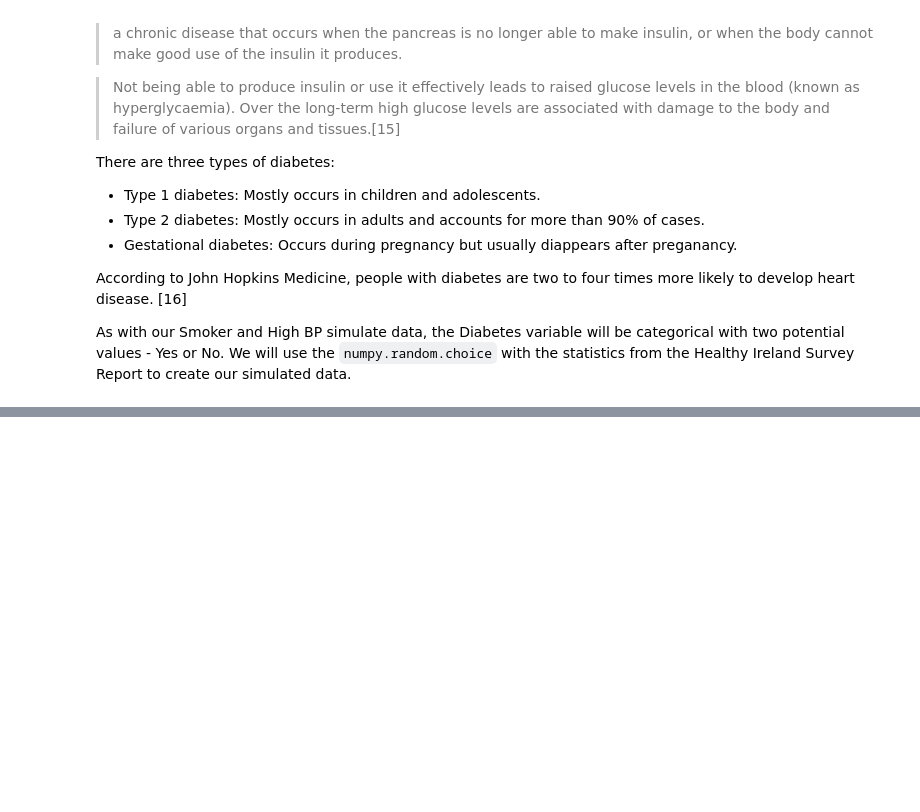
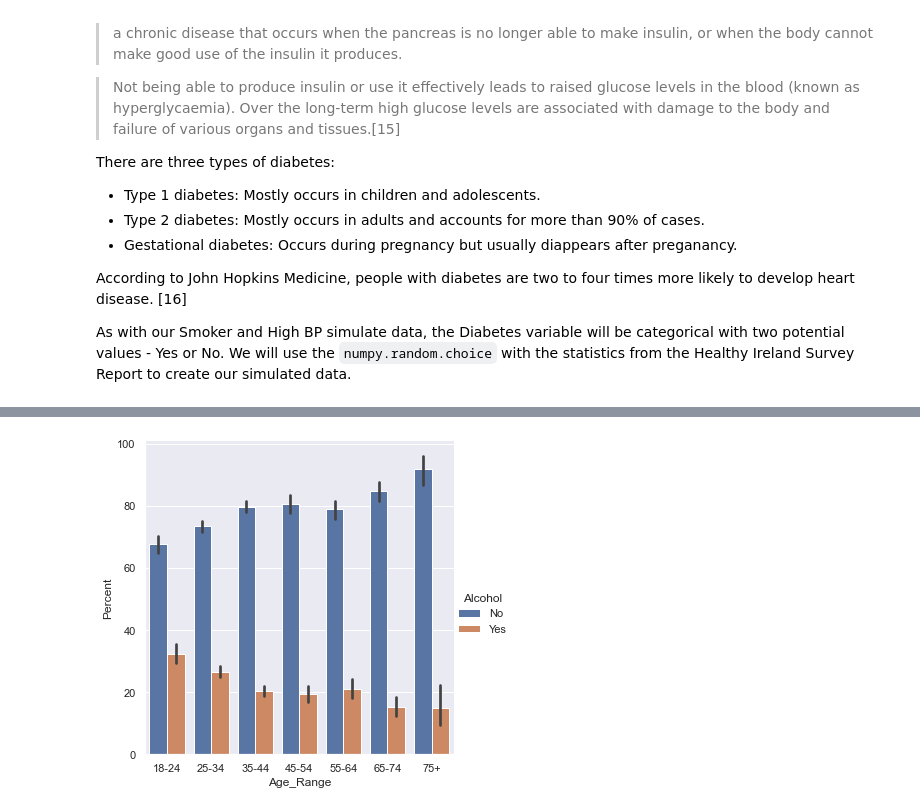
Before and after one commit to Sam-Tracey/PDA_Project_2021, a Jupyter notebook: PDA_Project.ipynb, the cells around one changed output, grey strips where cells are left out. Saved outputs shown, nothing was run; the diff lists cells and outputs as text; code cells hidden in the pictures; blank space fills up the shorter version.

Commit message:
Added alcohol simulated data set based on healthy Ireland survey 2021

```diff
--- a/PDA_Project.ipynb
+++ b/PDA_Project.ipynb
@@ -440,0 +475,2 @@ ax = sns.catplot(x='Gender', y='Percent', hue='Diabetes', kind='bar', data=diab_
+# %%
+binge = ['Yes', 'No']
@@ -440,0 +508,4 @@ ax = sns.catplot(x='Gender', y='Percent', hue='Diabetes', kind='bar', data=diab_
+# %%
+# Use Pandas apply function in pandas to execute function
+# Reference: https://stackoverflow.com/questions/26886653/pandas-create-new-column-based-on-values-from-other-columns-apply-a-function-o [9]
+df['Alcohol'] = df.apply (lambda row: alcohol(row), axis=1)
@@ -440,0 +528,16 @@ ax = sns.catplot(x='Gender', y='Percent', hue='Diabetes', kind='bar', data=diab_
+# %%
+# Create new dataframe grouped by Age.
+alc_age_df = df.groupby('Age')['Alcohol'].value_counts(normalize=True)
+# Calculate percentage values for smokers by age.
+alc_age_df = alc_age_df.mul(100).rename('Percent').reset_index()
+# %%
+# Create bins for age ranges.
+age_range = ['18-24', '25-34', '35-44', '45-54', '55-64', '65-74', '75+']
+bins = [0, 25, 35, 45, 55, 65, 75, 100]
+# Use Pandas cut function to segment ages into age ranges [10]
+alc_age_df['Age_Range'] = pd.cut(alc_age_df['Age'], bins=bins, labels=age_range)
+# %%
+# Plot percentage smokers by age range.
+ax = sns.catplot(x='Age_Range', y='Percent', hue='Alcohol', kind='bar', data=alc_age_df)
+# %% [output]
+[figure, added]
```
Also changed, not shown: parts of 28 cells of this notebook, 2 other files.
